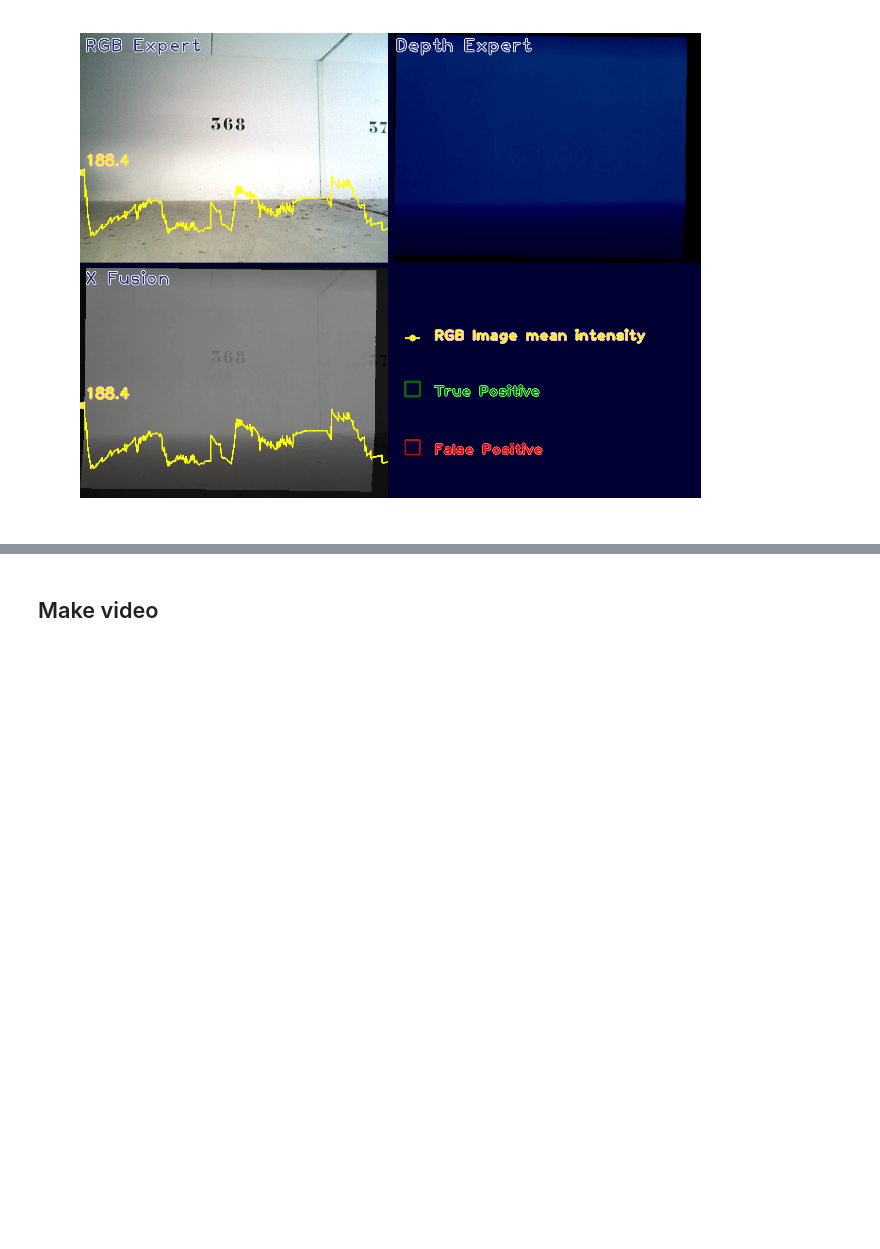
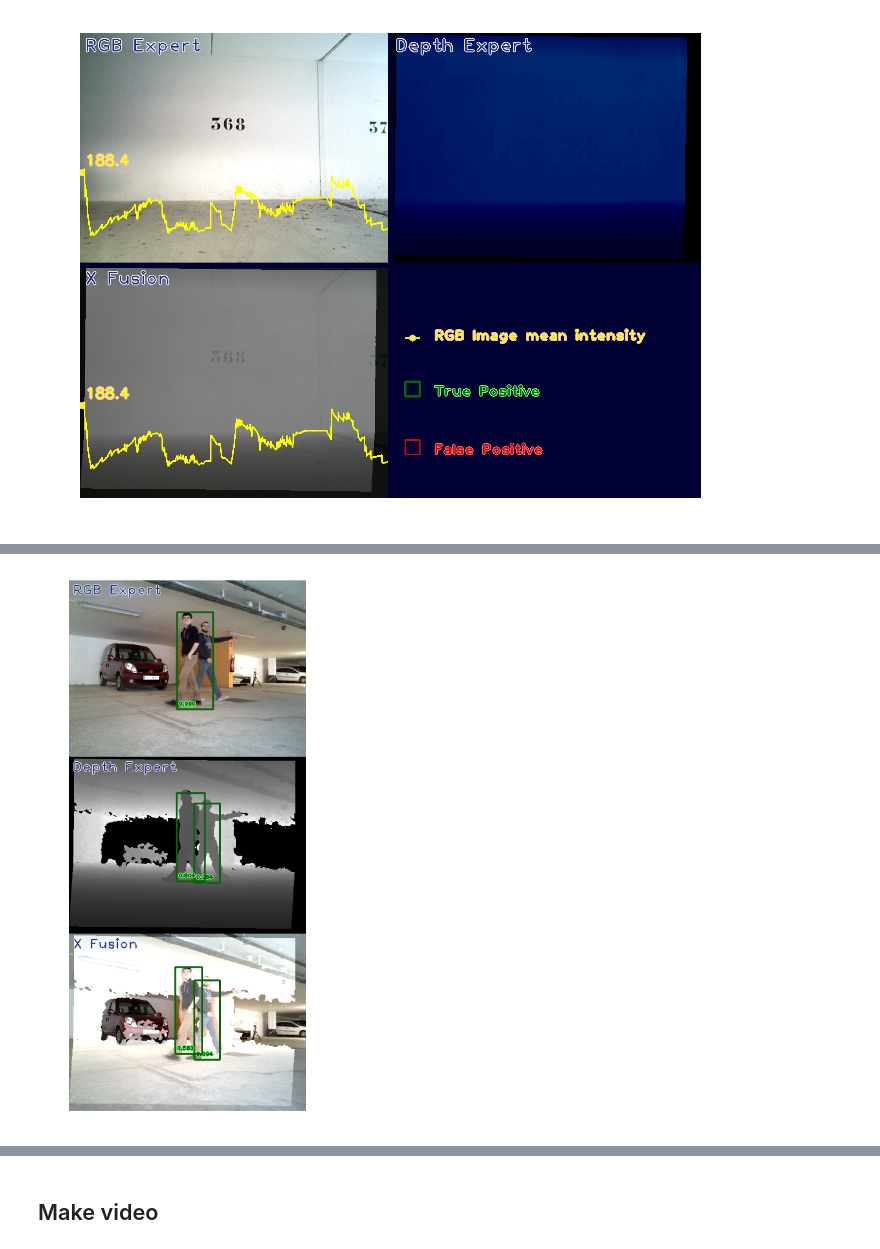
Before and after one commit to jorisgu/faster_rcnn_pytorch, a Jupyter notebook: ONERA.ROOM light parking video.ipynb, the cells around one changed output, grey strips where cells are left out. Drawn from its saved outputs; the diff is of its cells as text; code cells hidden in the pictures; blank space fills up the shorter version.

```diff
--- a/ONERA.ROOM light parking video.ipynb
+++ b/ONERA.ROOM light parking video.ipynb
@@ -557,0 +542,92 @@ plt.imshow(cv2.cvtColor(im_full, cv2.COLOR_BGR2RGB),aspect='auto')
+# %%
+selected_y=[]
+for indice in log_progress(range(200,len(selected_x)),title='Frames', end_msg='Finished !', removeAtTheEnd=True):
+
+    ######################################################################
+    key='oneraroom_2017_no_parking_rgb_on_oneraroom_2017_parking_rgb'
+    det_rgb_tp = results[key]['all_boxes_1'][indice]
+    det_rgb_fp = results[key]['all_boxes_0'][indice]
+    key='oneraroom_2017_no_parking_depth_8bits_on_oneraroom_2017_parking_depth_8bits'
+    det_d_tp = results[key]['all_boxes_1'][indice]
+    det_d_fp = results[key]['all_boxes_0'][indice]
+    # key='oneraroom_x_2017_no_static_on_static_monotonous_rgbd_10000'
+    key='oneraroom_x_thresh_2017_no_parking_on_2017_parking_rgbd_10000'
+    det_x_tp = results[key]['all_boxes_1'][indice]
+    det_x_fp = results[key]['all_boxes_0'][indice]
+
+    #####################################################################
+
+    if len(det_x_tp)>len(det_rgb_tp):
+        #         print "indice",indice
+        #         print "det_rgb_tp",len(det_rgb_tp)
+        #         print "det_rgb_tp",len(det_rgb_tp)
+        #         print "det_d_tp",len(det_d_tp)
+        #         print "det_d_fp",len(det_d_fp)
+        #         print "det_x_tp",len(det_x_tp)
+        #         print "det_x_fp",len(det_x_fp)
+        #         print 40*'-'
+        selected_y.append(indice)
+print len(selected_y),"results."
+for indice in log_progress(selected_y,title='Frames', end_msg='Finished !'):
+    # rgb
+    path_img = imgs_rgb[selected_x[indice]]
+    mean_img = means[selected_x[indice],0]
+    im_rgb = cv2.imread(path_img)
+    #depth
+    path_img = imgs_depth[selected_x[indice]]
+    im_gray = cv2.imread(path_img)
+    #composite
+    im_compo = np.zeros(im_rgb.shape, np.uint8)
+    im_compo = cv2.addWeighted(im_gray, 1, im_rgb, ratio+0.1, 0)
+
+
+    ratio=1.*indice/len(selected_x)
+    ######################################################################
+    key='oneraroom_2017_no_parking_rgb_on_oneraroom_2017_parking_rgb'
+    im_rgb = add_detections_false(im_rgb, np.array(results[key]['all_boxes_0'][indice]))
+    im_rgb = add_detections(im_rgb, np.array(results[key]['all_boxes_1'][indice]))
+    #     im_rgb = add_curve(im_rgb,ratio,1)
+    img_rgb= add_title(im_rgb,'RGB Expert')
+    det_rgb_tp = results[key]['all_boxes_1'][indice]
+    det_rgb_fp = results[key]['all_boxes_0'][indice]
+
+    key='oneraroom_2017_no_parking_depth_8bits_on_oneraroom_2017_parking_depth_8bits'
+    #     im_depth = cv2.applyColorMap(im_gray, cv2.COLORMAP_OCEAN)
+    im_depth = im_gray
+    im_depth = add_detections_false(im_depth, np.array(results[key]['all_boxes_0'][indice]))
+    im_depth = add_detections(im_depth, np.array(results[key]['all_boxes_1'][indice]))
+    im_depth= add_title(im_depth,'Depth Expert')
+    det_d_tp = results[key]['all_boxes_1'][indice]
+    det_d_fp = results[key]['all_boxes_0'][indice]
+
+    # key='oneraroom_x_2017_no_static_on_static_monotonous_rgbd_10000'
+    key='oneraroom_x_thresh_2017_no_parking_on_2017_parking_rgbd_10000'
+    im_compo = add_detections_false(im_compo, np.array(results[key]['all_boxes_0'][indice]))
+    im_compo = add_detections(im_compo, np.array(results[key]['all_boxes_1'][indice]))
+#     im_compo = add_curve(im_compo,ratio,1)
+    im_compo= add_title(im_compo,'X Fusion')
+    det_x_tp = results[key]['all_boxes_1'][indice]
+    det_x_fp = results[key]['all_boxes_0'][indice]
+
+    #####################################################################
+
+    im_full= np.ones((3*im_rgb.shape[0],1*im_rgb.shape[1],3), np.uint8)
+    im_full[0*im_rgb.shape[0]:1*im_rgb.shape[0],:,:]=im_rgb
+    im_full[1*im_rgb.shape[0]:2*im_rgb.shape[0],:,:]=im_depth
+    im_full[2*im_rgb.shape[0]:3*im_rgb.shape[0],:,:]=im_compo
+
+#     print "indice",indice
+#     print "det_rgb_tp",len(det_rgb_tp)
+#     print "det_rgb_tp",len(det_rgb_tp)
+#     print "det_d_tp",len(det_d_tp)
+#     print "det_d_fp",len(det_d_fp)
+#     print "det_x_tp",len(det_x_tp)
+#     print "det_x_fp",len(det_x_fp)
+#     print 40*'-'
+    cv2.imwrite("/home/jguerry/Downloads/ecmr_selection/parking_{0:06.0f}.jpg".format(indice),im_full)
+
+size=5
+fig, ax = plt.subplots(figsize=(size,size*2.25))
+plt.axis('off')
+plt.imshow(cv2.cvtColor(im_full, cv2.COLOR_BGR2RGB),aspect='auto')
+# %% [output]
@@ -557,0 +636 @@ plt.imshow(cv2.cvtColor(im_full, cv2.COLOR_BGR2RGB),aspect='auto')
+[figure, added]
```
Also changed, not shown: parts of 5 cells of this notebook, 1 other file.
